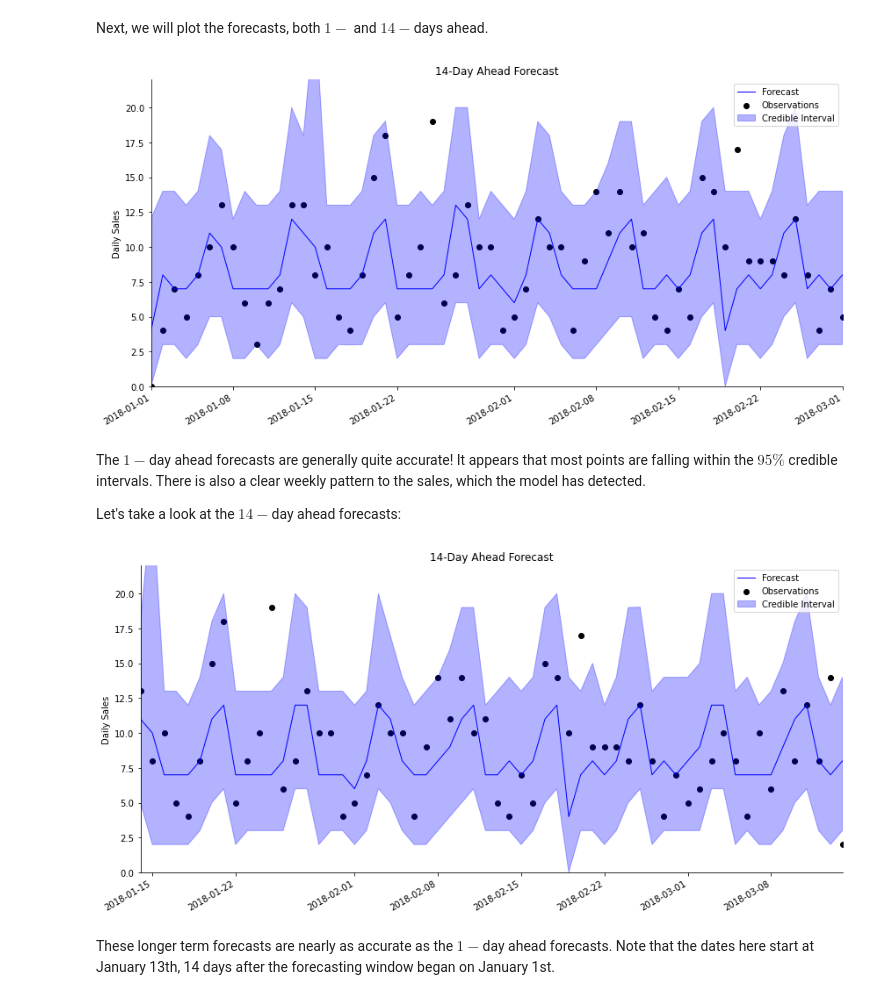
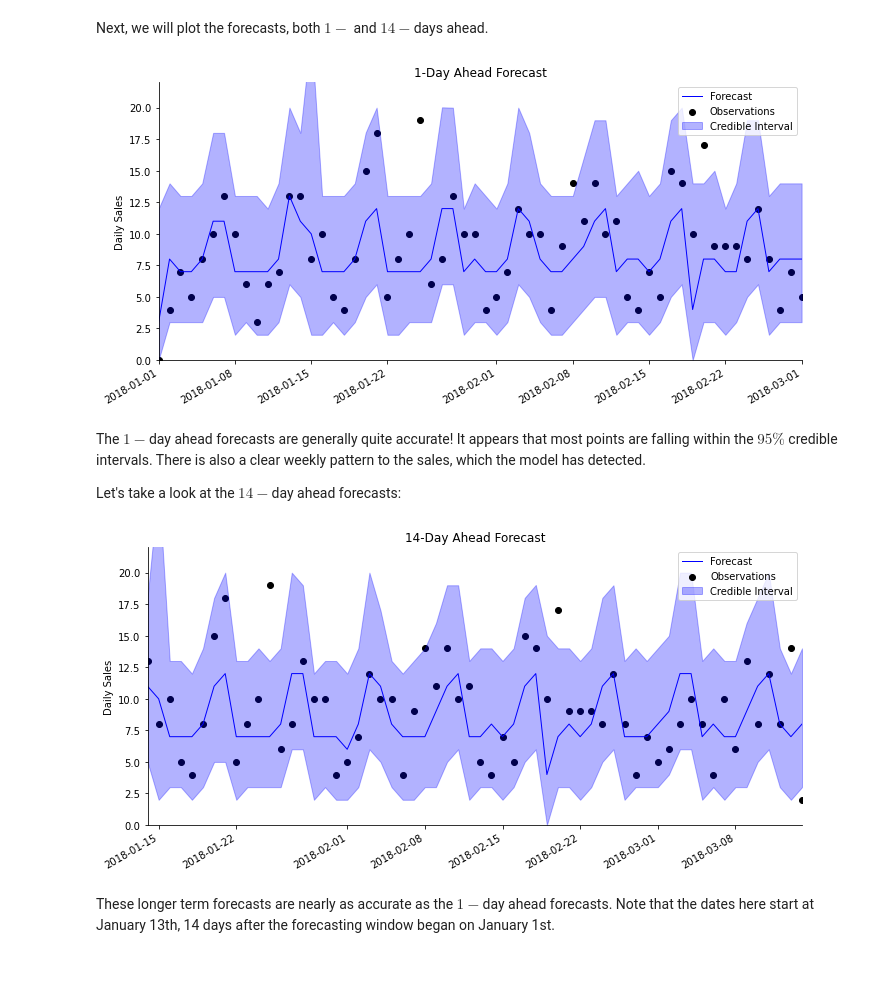
Before and after one commit to lavinei/pybats_nbdev, a Jupyter notebook: nbs/09_plot.ipynb, the cells around one changed output. Cells and saved outputs as stored; diff of their text form; code cells hidden in the pictures; blank space fills up the shorter version.

```diff
--- a/nbs/09_plot.ipynb
+++ b/nbs/09_plot.ipynb
@@ -119,20 +119,19 @@ end = forecast_end + pd.DateOffset(h - 1)
 
 data_1step = data.loc[start:end]
 samples_1step = samples[:,:,h-1]
-fig, ax = plt.subplots(figsize=(12,6))
+fig, ax = plt.subplots(figsize=(10,5))
 plot_data_forecast(fig, ax,
                    data_1step.Sales,
                    median(samples_1step),
                    samples_1step,
                    data_1step.index,
-                   credible_interval=95,
-                   title='1-Day Ahead Forecast')
+                   credible_interval=95)
 
-ax_style(ax, title='14-Day Ahead Forecast', ylabel='Daily Sales', ylim=[0,22])
+ax_style(ax, title='1-Day Ahead Forecast', ylabel='Daily Sales', ylim=[0,22])
 
 pass
 # %% [output]
-[figure, old version]
+[figure, new version]
 # %% [markdown]
 The $1-$day ahead forecasts are generally quite accurate! It appears that most points are falling within the $95\%$ credible intervals. There is also a clear weekly pattern to the sales, which the model has detected.
 
@@ -140,24 +139,24 @@ Let's take a look at the $14-$day ahead forecasts:
 # %%
 # Plot the 14-day ahead forecast
 h = 14
 start = forecast_start + pd.DateOffset(h - 1)
 end = forecast_end + pd.DateOffset(h - 1)
 
 data_14step = data.loc[start:end]
 samples_14step = samples[:,:,h-1]
-fig, ax = plt.subplots(figsize=(12,6))
+fig, ax = plt.subplots(figsize=(10,5))
 plot_data_forecast(fig, ax,
                    data_14step.Sales,
                    median(samples_14step),
                    samples_14step,
                    data_14step.index,
                    credible_interval=95)
 
 ax_style(ax, title='14-Day Ahead Forecast', ylabel='Daily Sales', ylim=[0,22])
 
 pass
 # %% [output]
-[figure, old version]
+[figure, new version]
 # %% [markdown]
 These longer term forecasts are nearly as accurate as the $1-$day ahead forecasts. Note that the dates here start at January 13th, 14 days after the forecasting window began on January 1st.
 # %%
```
Also changed, not shown: parts of 3 cells of this notebook, 8 other files.
